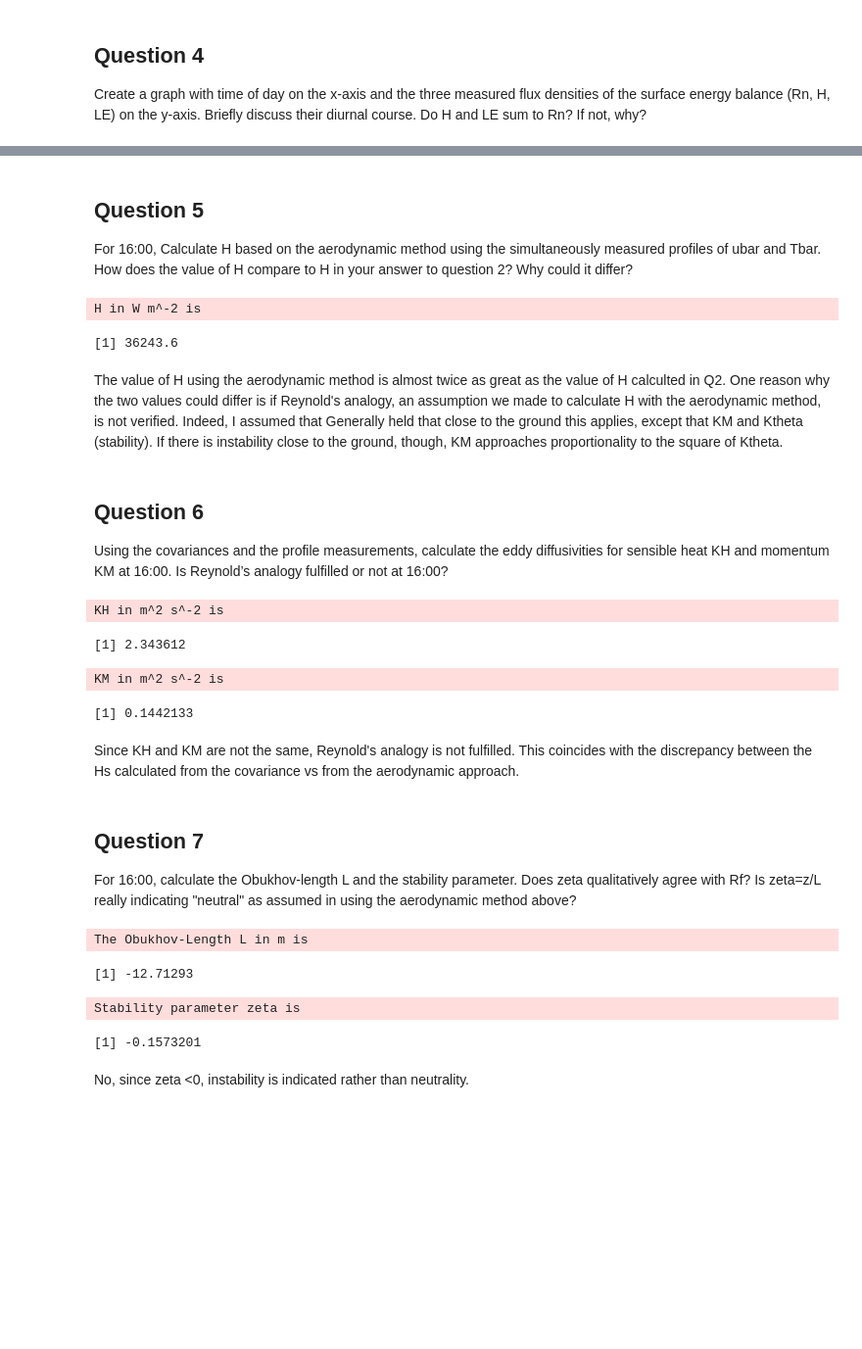
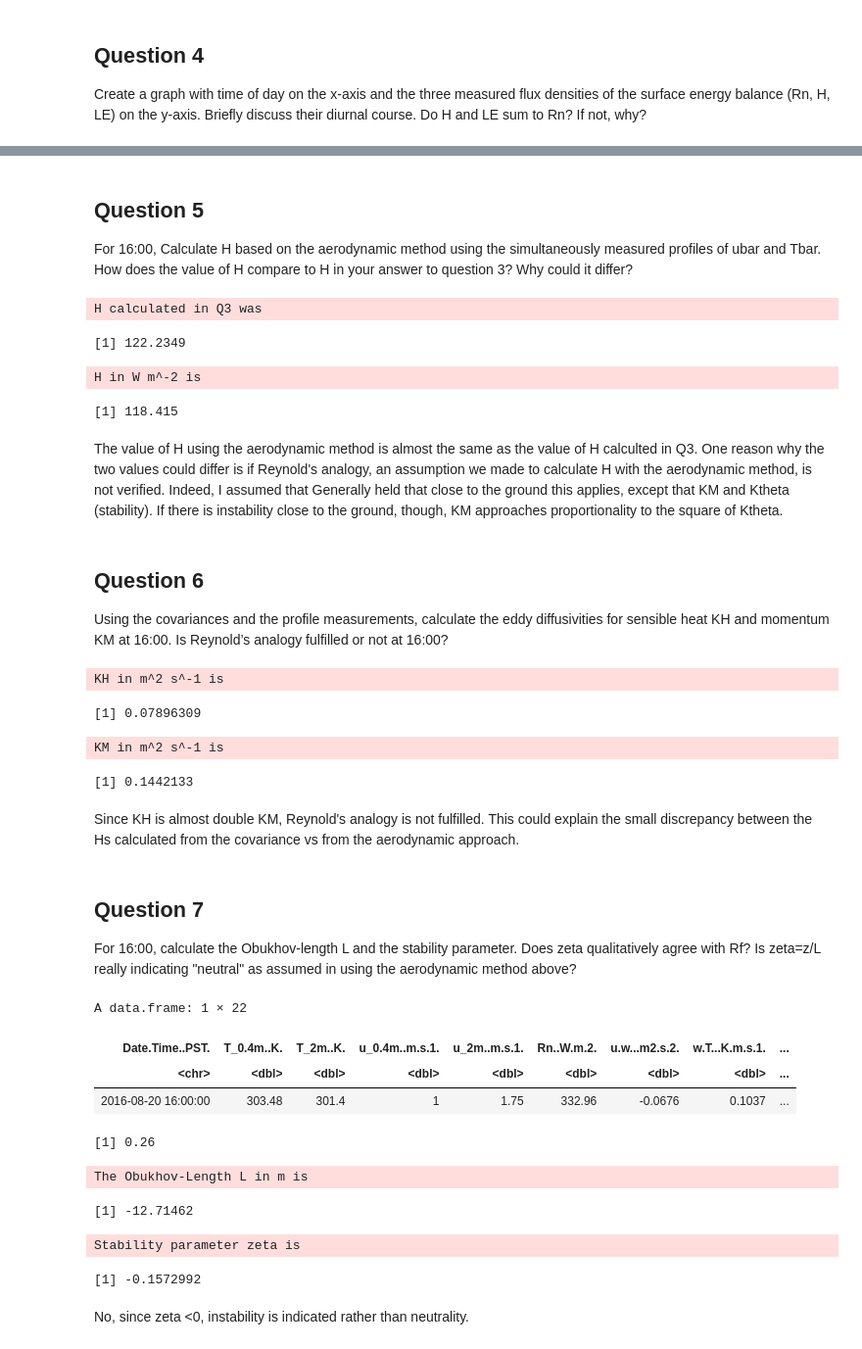
Before and after one commit to laurelyne/assignment4, a Jupyter notebook: 04.ipynb, the cells around one changed output, grey strips where cells are left out. Shown at 98% size. Drawn from its saved outputs; the diff is of its cells as text; code cells hidden in the pictures; blank space fills up the shorter version.

```diff
--- a/04.ipynb
+++ b/04.ipynb
@@ -88,7 +88,7 @@ At 0.4m, the minimum temperature is 282.0 K while the maximum temperature is 305
 
 Convert the air temperature values at 0.4 m and 2.0 m to potential temperature. Recalculate the descriptive statistics for the potential temperatures at 0.4 and 2m; how does this adjustment impact the values?
 # %%
-DALR <- -0.01 #Km^-1
+DALR <- 0.01 #Km^-1
 z0.4 <- 0.4 #m
 z2 <- 2 #m
 
@@ -174,9 +174,12 @@ H and LE do not add up to Rn. Radiation reaches the soil where it is absorbed so
 # %% [markdown]
 ## Question 5
-For 16:00, Calculate H based on the aerodynamic method using the simultaneously measured profiles of ubar and Tbar. How does the value of H compare to H in your answer to question 2? Why could it differ?
+For 16:00, Calculate H based on the aerodynamic method using the simultaneously measured profiles of ubar and Tbar. How does the value of H compare to H in your answer to question 3? Why could it differ?
 # %%
 df5 <- filter(df3, Date.Time..PST. == "2016-08-20 16:00:00")|>
       mutate(theta0.4 = (T_0.4m..K. + DALR*z0.4), theta2 = (T_2m..K. + DALR*z2))
+
+message("H calculated in Q3 was")
+pull(df5, H)
 
 rho2 <- pull(df5, rho) #kg m^-3
 k <- 0.41 #dimensionless
@@ -185,59 +188,69 @@ ca <- 1.01*1000 #J kg^-1 K-1
 deltatheta <- pull(df5, theta2) - pull(df5, theta0.4) #K
 lnz2_z1 <- log(2/0.4)
 
-q5 <- (-rho2*k^2*deltau*ca*deltatheta)/lnz2_z1^2 #W m^-2
+q5 <- (-rho2*k^2*deltau*ca*deltatheta)/(lnz2_z1^2) #W m^-2
 message("H in W m^-2 is")
 q5
 # %% [output]
-H in W m^-2 is
+H calculated in Q3 was
-[1] 36243.6
+[1] 122.2349
+H in W m^-2 is
+[1] 118.415
 # %% [markdown]
-The value of H using the aerodynamic method is almost twice as great as the value of H calculted in Q2. One reason why the two values could differ is if Reynold's analogy, an assumption we made to calculate H with the aerodynamic method, is not verified. Indeed, I assumed that Generally held that close to the ground this applies, except that KM and Ktheta (stability). If there is instability close to the ground, though, KM approaches proportionality to the square of Ktheta.
+The value of H using the aerodynamic method is almost the same as the value of H calculted in Q3. One reason why the two values could differ is if Reynold's analogy, an assumption we made to calculate H with the aerodynamic method, is not verified. Indeed, I assumed that Generally held that close to the ground this applies, except that KM and Ktheta (stability). If there is instability close to the ground, though, KM approaches proportionality to the square of Ktheta.
 # %% [markdown]
 ## Question 6
 Using the covariances and the profile measurements, calculate the eddy diffusivities for sensible heat KH and momentum KM at 16:00. Is Reynold’s analogy fulfilled or not at 16:00?
 # %%
-Ca <-  0.0012*10e+6 # J m-3 K-1
+Ca <-  0.0012*1e+6 # J m-3 K-1
 
 deltau <- pull(df5, u_2m..m.s.1.) - pull(df5, u_0.4m..m.s.1.) #m s^-1
 deltatheta <- pull(df5, theta2) - pull(df5, theta0.4) #K
 deltaz <- 2-0.4 #m
 
-KH <- ((pull(df5, H))*deltaz)/(-Ca*deltatheta)
-message("KH in m^2 s^-2 is")
+KH <- ((pull(df5, H))*deltaz)/(-Ca*deltatheta) #m^2 s^-1
+message("KH in m^2 s^-1 is")
 KH
 
-tau <- -(pull(df5, rho))*(pull(df5, u.w...m2.s.2.))
-KM <- (tau*deltaz)/((pull(df5, rho))*deltau)
-message("KM in m^2 s^-2 is")
+tau <- -(pull(df5, rho))*(pull(df5, u.w...m2.s.2.)) #kg m^-1 s^-2
+KM <- (tau*deltaz)/((pull(df5, rho))*deltau) #m^2 ^-1
+message("KM in m^2 s^-1 is")
 KM
 # %% [output]
-KH in m^2 s^-2 is
+KH in m^2 s^-1 is
-[1] 2.343612
+[1] 0.07896309
-KM in m^2 s^-2 is
+KM in m^2 s^-1 is
 [1] 0.1442133
 # %% [markdown]
-Since KH and KM are not the same, Reynold's analogy is not fulfilled. This coincides with the discrepancy between the Hs calculated from the covariance vs from the aerodynamic approach.
+Since KH is almost double KM, Reynold's analogy is not fulfilled. This could explain the small discrepancy between the Hs calculated from the covariance vs from the aerodynamic approach.
 # %% [markdown]
 ## Question 7
 For 16:00, calculate the Obukhov-length L and the stability parameter. Does zeta qualitatively agree with Rf? Is zeta=z/L really indicating "neutral" as assumed in using the aerodynamic method above?
 # %%
 ca <- 1.01*1000 #J kg^-1 K-1
 k <- 0.41 #dimensionless
 g <- 9.8 #ms^-2
+rv <- 0.015
+df5
 ustar <- sqrt(-(pull(df5, u.w...m2.s.2.))) #m s^-1
+ustar
 L <- (-(pull(df5, rho))*ca*(pull(df5, theta2))*(ustar^3))/(k*g*(pull(df5, H))) #m
 message("The Obukhov-Length L in m is")
 L
 
 zeta <- 2/L
 message("Stability parameter zeta is")
 zeta
 # %% [output]
-The Obukhov-Length L in m is
+A data.frame: 1 × 22
+| Date.Time..PST. | T_0.4m..K. | T_2m..K. | u_0.4m..m.s.1. | u_2m..m.s.1. | Rn..W.m.2. | u.w...m2.s.2. | w.T...K.m.s.1. | ... |
+| <chr> | <dbl> | <dbl> | <dbl> | <dbl> | <dbl> | <dbl> | <dbl> | ... |
+| 2016-08-20 16:00:00 | 303.48 | 301.4 | 1 | 1.75 | 332.96 | -0.0676 | 0.1037 | ... |
-[1] -12.71293
+[1] 0.26
-Stability parameter zeta is
+The Obukhov-Length L in m is
-[1] -0.1573201
+[1] -12.71462
+Stability parameter zeta is
+[1] -0.1572992
 # %% [markdown]
 No, since zeta <0, instability is indicated rather than neutrality.
 # %% [markdown]
```
Also changed, not shown: parts of 7 cells of this notebook.
